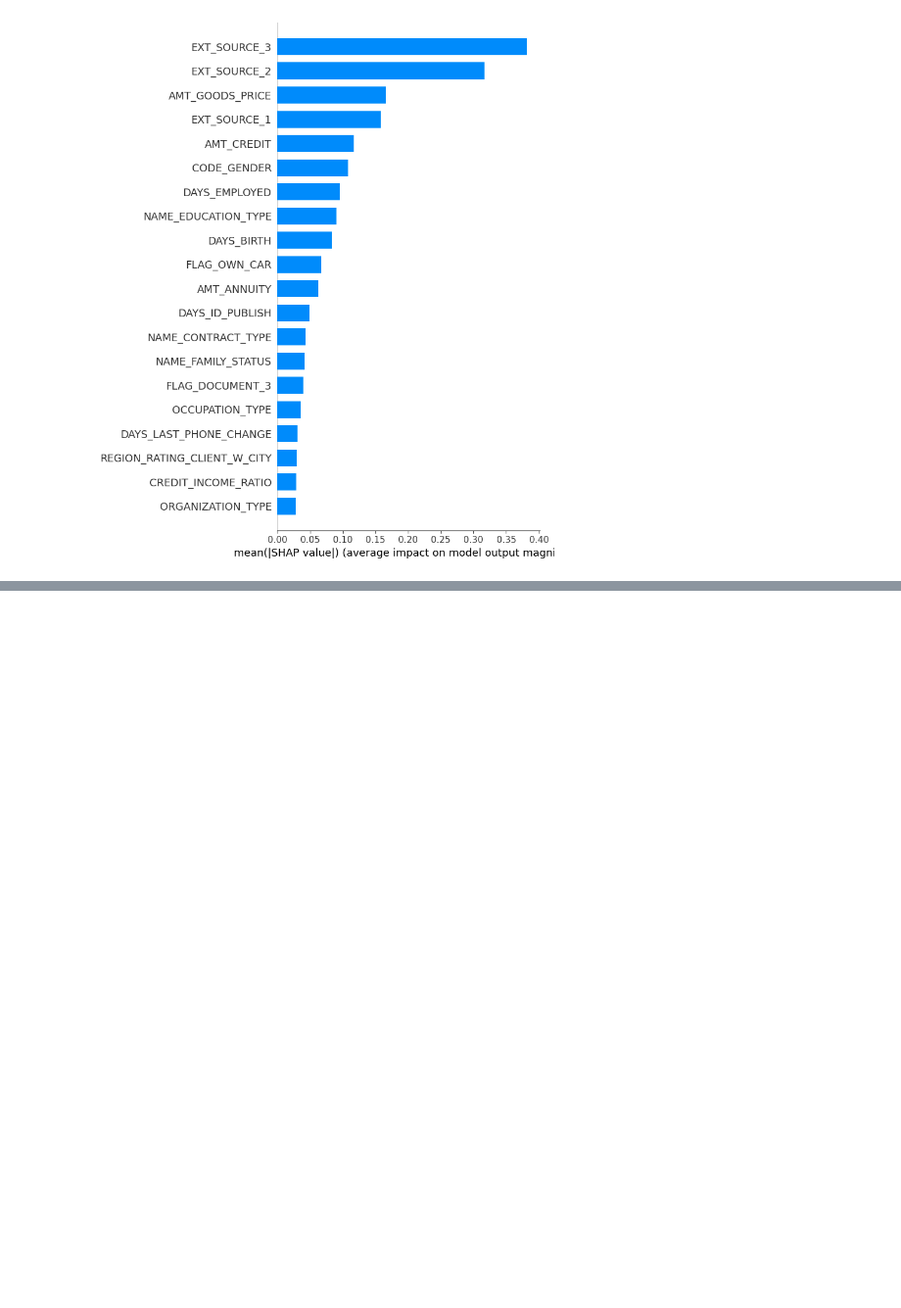
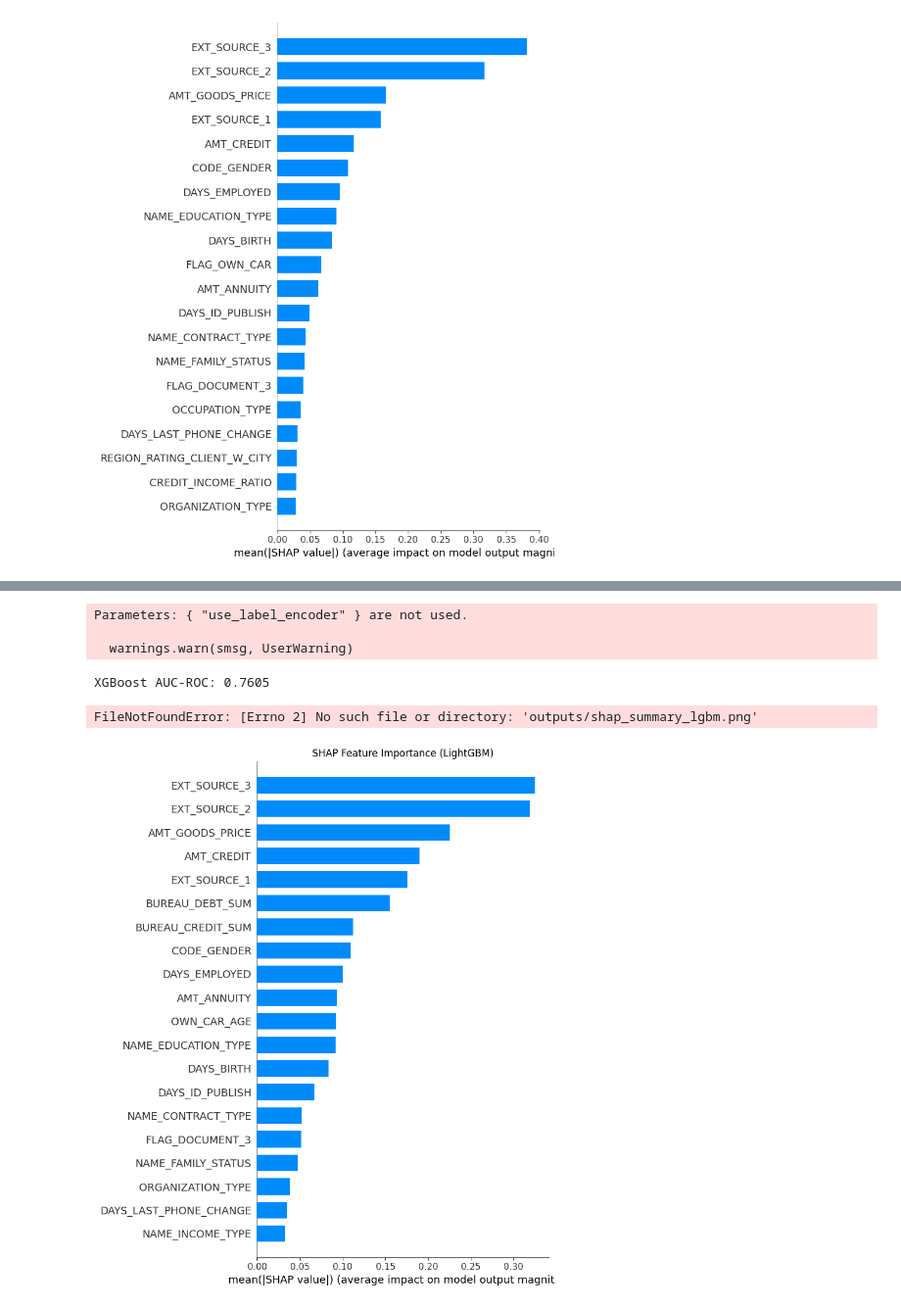
Before and after one commit to adwait16-obj/Credit_2, a Jupyter notebook: Credit_risk_analysis.ipynb, the cells around one changed output, grey strips where cells are left out. Shown at 98% size. Saved outputs shown, nothing was run; the diff lists cells and outputs as text; code cells hidden in the pictures; blank space fills up the shorter version.

```diff
--- a/Credit_risk_analysis.ipynb
+++ b/Credit_risk_analysis.ipynb
@@ -220,0 +407,41 @@ shap.summary_plot(shap_values, X_val, plot_type='bar')
+# %%
+xgb_model = xgb.XGBClassifier(
+    objective='binary:logistic',
+    n_estimators=1000,
+    learning_rate=0.05,
+    max_depth=7,
+    use_label_encoder=False,
+    eval_metric='logloss',
+    random_state=42
+)
+
+xgb_model.fit(X_train, y_train)
+y_pred_xgb = xgb_model.predict_proba(X_val)[:, 1]
+auc_xgb = roc_auc_score(y_val, y_pred_xgb)
+print(f"XGBoost AUC-ROC: {auc_xgb:.4f}")
+# %% [output]
+Parameters: { "use_label_encoder" } are not used.
+
+  warnings.warn(smsg, UserWarning)
+XGBoost AUC-ROC: 0.7605
+# %%
+import shap
+import matplotlib.pyplot as plt
+from sklearn.preprocessing import LabelEncoder
+
+# Ensure X_val has the same encoding as X_train
+X_val_encoded = X_val.copy()
+for col in X_val_encoded.columns:
+    if X_val_encoded[col].dtype == 'object':
+        le = LabelEncoder()
+        # Fit on X_train and transform X_val to ensure consistency
+        le.fit(X_train[col].astype(str))
+        X_val_encoded[col] = le.transform(X_val_encoded[col].astype(str))
+
+
+# SHAP prefers TreeExplainer for tree models
+explainer_lgb = shap.Explainer(lgbm_model, X_val_encoded)
+shap_values_lgb = explainer_lgb(X_val_encoded)
+
+explainer_xgb = shap.Explainer(xgb_model, X_val_encoded)
+shap_values_xgb = explainer_xgb(X_val_encoded)
@@ -220,0 +450,10 @@ shap.summary_plot(shap_values, X_val, plot_type='bar')
+# %%
+plt.figure()
+shap.summary_plot(shap_values_lgb, X_val, plot_type="bar", show=False)
+plt.title("SHAP Feature Importance (LightGBM)")
+plt.tight_layout()
+plt.savefig("outputs/shap_summary_lgbm.png")
+plt.show()
+# %% [output]
+FileNotFoundError: [Errno 2] No such file or directory: 'outputs/shap_summary_lgbm.png'
+[figure, added]
```
Also changed, not shown: parts of 25 cells of this notebook.
